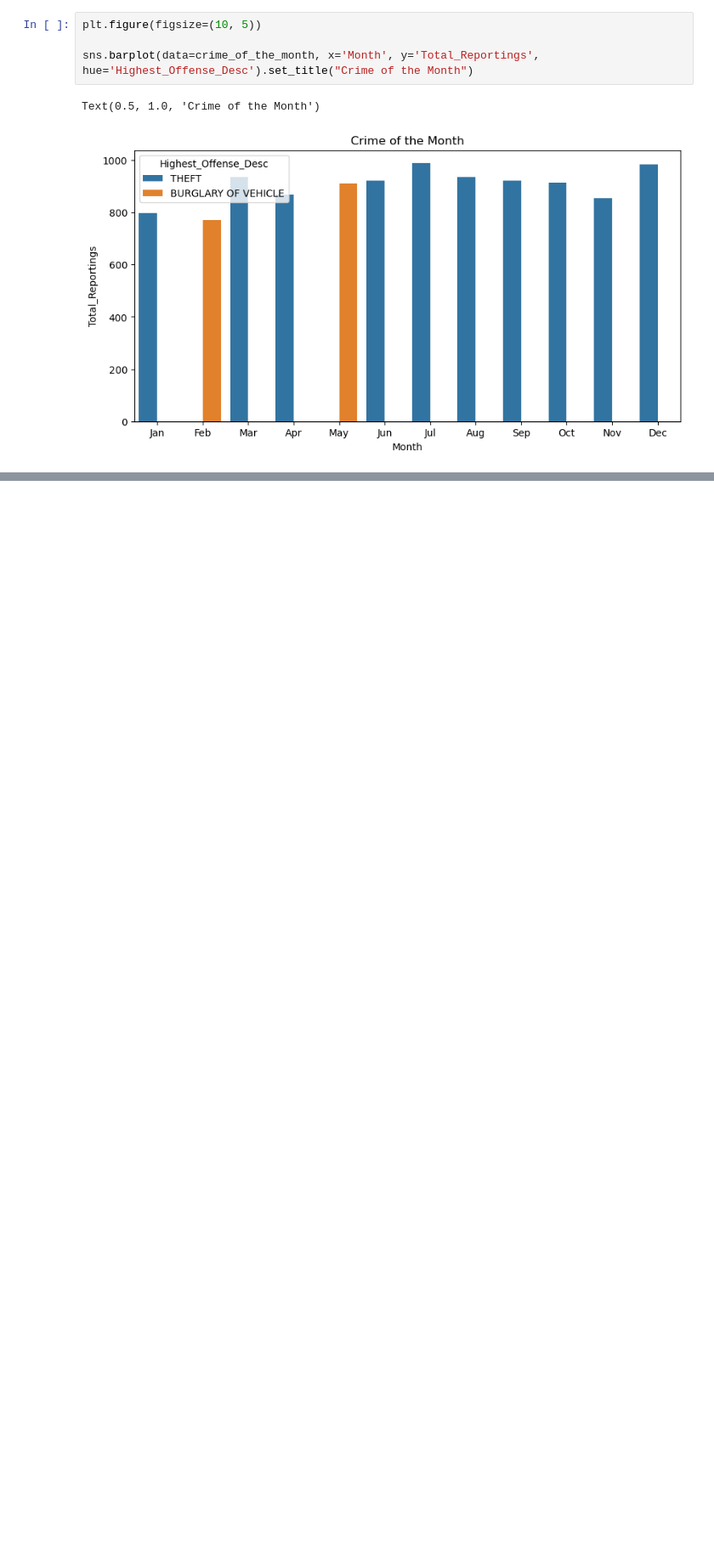
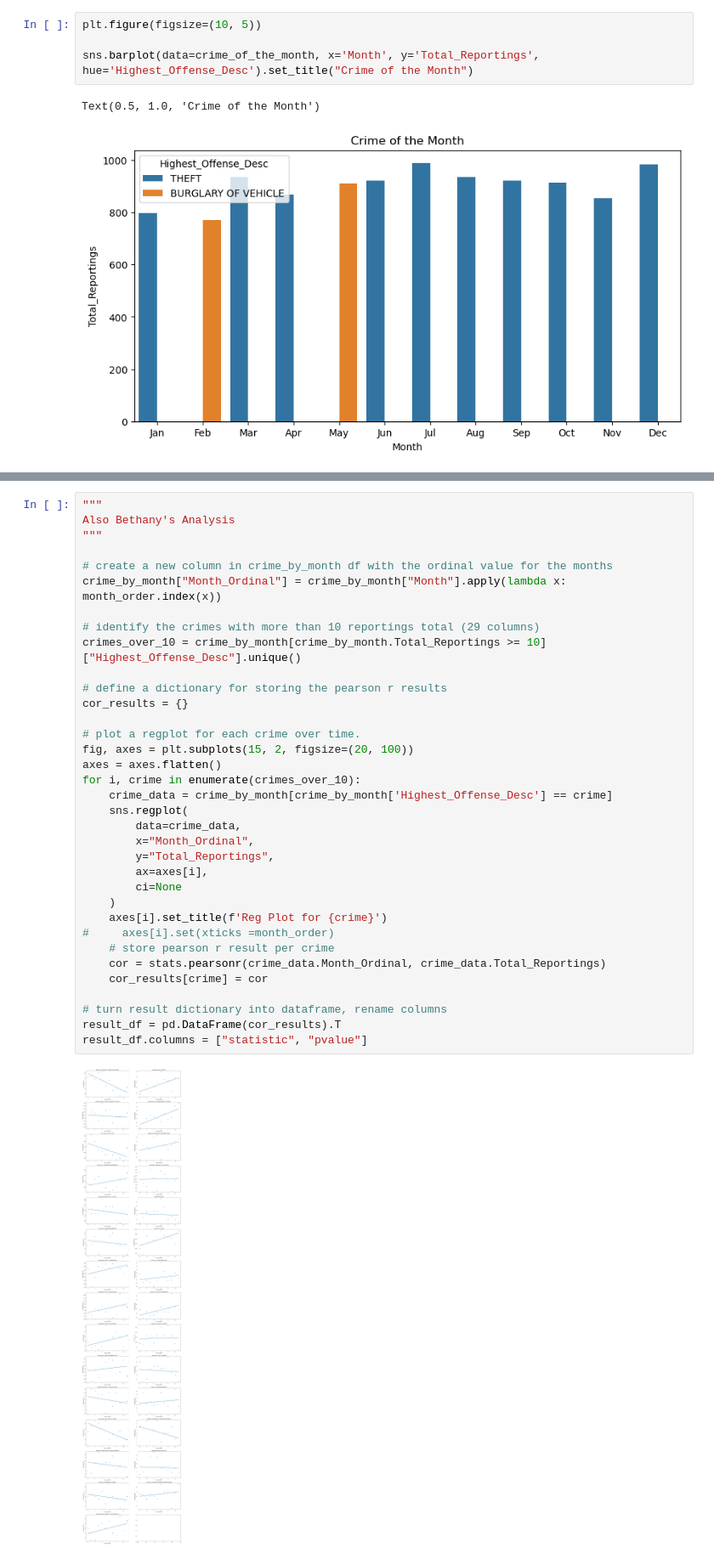
Before and after one commit to bethChris/cs5830_project2, a Jupyter notebook: project2.ipynb, the cells around one changed output, grey strips where cells are left out. Shown at 85% size. Saved outputs shown, nothing was run; the diff lists cells and outputs as text; blank space fills up the shorter version.

Commit message:
changed regplots to crime over the months

```diff
--- a/project2.ipynb
+++ b/project2.ipynb
@@ -195,0 +123,37 @@ display(cor_per_crime)
+# %%
+"""
+Also Bethany's Analysis
+"""
+
+# create a new column in crime_by_month df with the ordinal value for the months
+crime_by_month["Month_Ordinal"] = crime_by_month["Month"].apply(lambda x: month_order.index(x))
+
+# identify the crimes with more than 10 reportings total (29 columns)
+crimes_over_10 = crime_by_month[crime_by_month.Total_Reportings >= 10]["Highest_Offense_Desc"].unique()
+
+# define a dictionary for storing the pearson r results
+cor_results = {}
+
+# plot a regplot for each crime over time.
+fig, axes = plt.subplots(15, 2, figsize=(20, 100))
+axes = axes.flatten()
+for i, crime in enumerate(crimes_over_10):
+    crime_data = crime_by_month[crime_by_month['Highest_Offense_Desc'] == crime]
+    sns.regplot(
+        data=crime_data,
+        x="Month_Ordinal",
+        y="Total_Reportings",
+        ax=axes[i],
+        ci=None
+    )
+    axes[i].set_title(f'Reg Plot for {crime}')
+#     axes[i].set(xticks =month_order)
+    # store pearson r result per crime
+    cor = stats.pearsonr(crime_data.Month_Ordinal, crime_data.Total_Reportings)
+    cor_results[crime] = cor
+
+# turn result dictionary into dataframe, rename columns
+result_df = pd.DataFrame(cor_results).T
+result_df.columns = ["statistic", "pvalue"]
+# %% [output]
+[figure, added]
```
Also changed, not shown: parts of 3 cells of this notebook.
